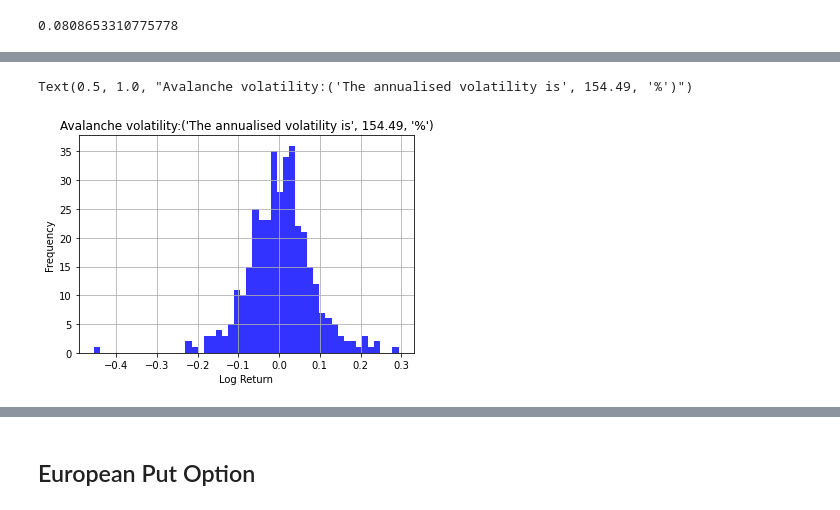
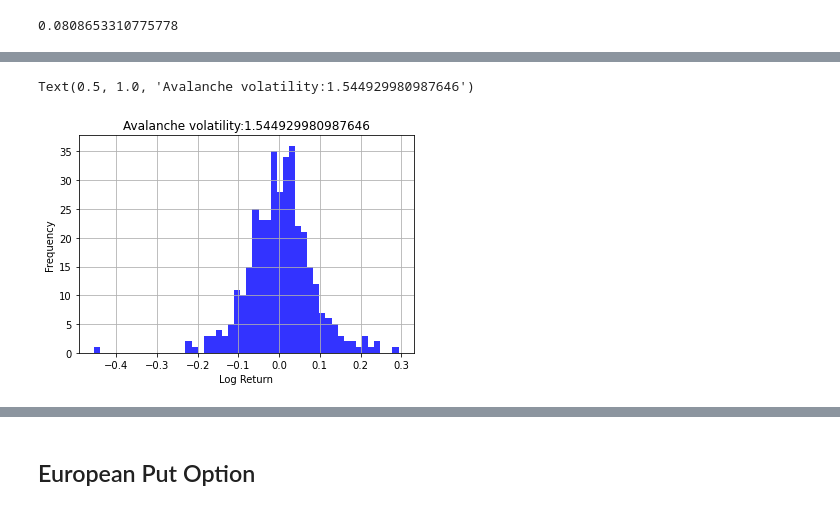
Before and after one commit to Monalisaugboh/Monalisaugboh, a Jupyter notebook: Coursework_Avalanche.ipynb, the cells around one changed output, grey strips where cells are left out. Cells and saved outputs as stored; diff of their text form; code cells hidden in the pictures.

```diff
--- a/Coursework_Avalanche.ipynb
+++ b/Coursework_Avalanche.ipynb
@@ -108,9 +106,9 @@ print(A_vol)
 # %%
 fig, ax = plt.subplots()
 ava ['log returns'].hist(ax=ax, bins=50, alpha=0.8, color='b')
 ax.set_xlabel ('Log Return')
 ax.set_ylabel ('Frequency')
-ax.set_title ('Avalanche volatility:' + str(A_vol) )
+ax.set_title ('Avalanche volatility:' + str(vol) )
 # %% [output]
-Text(0.5, 1.0, "Avalanche volatility:('The annualised volatility is', 154.49, '%')")
+Text(0.5, 1.0, 'Avalanche volatility:1.544929980987646')
-[figure, old version]
+[figure, new version]
```
Also changed, not shown: parts of 9 cells of this notebook.
